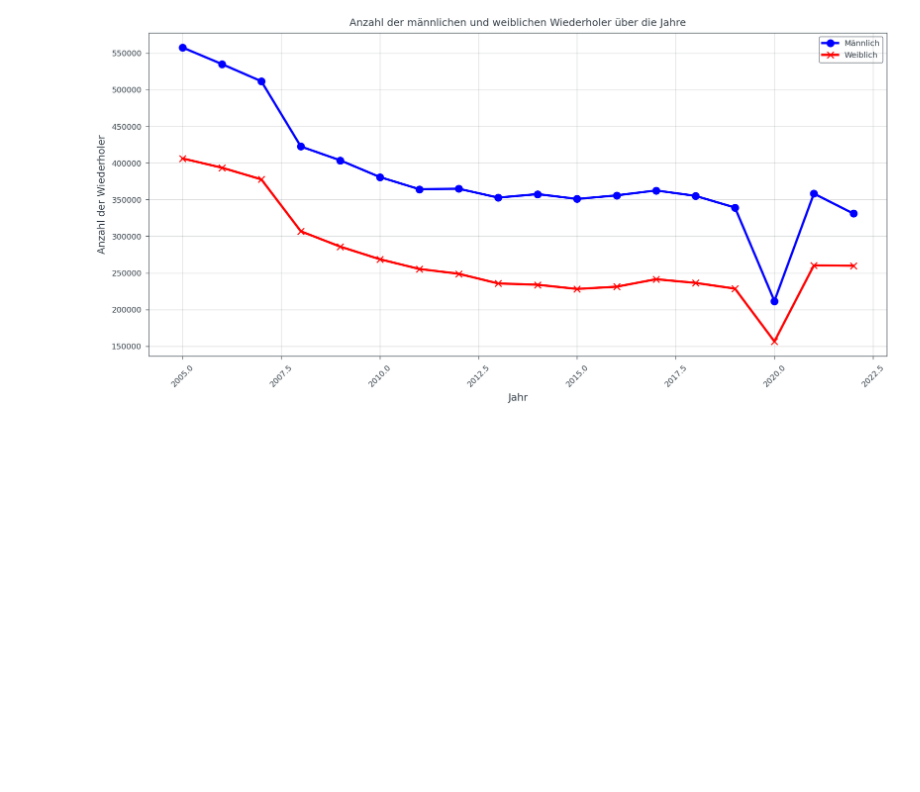
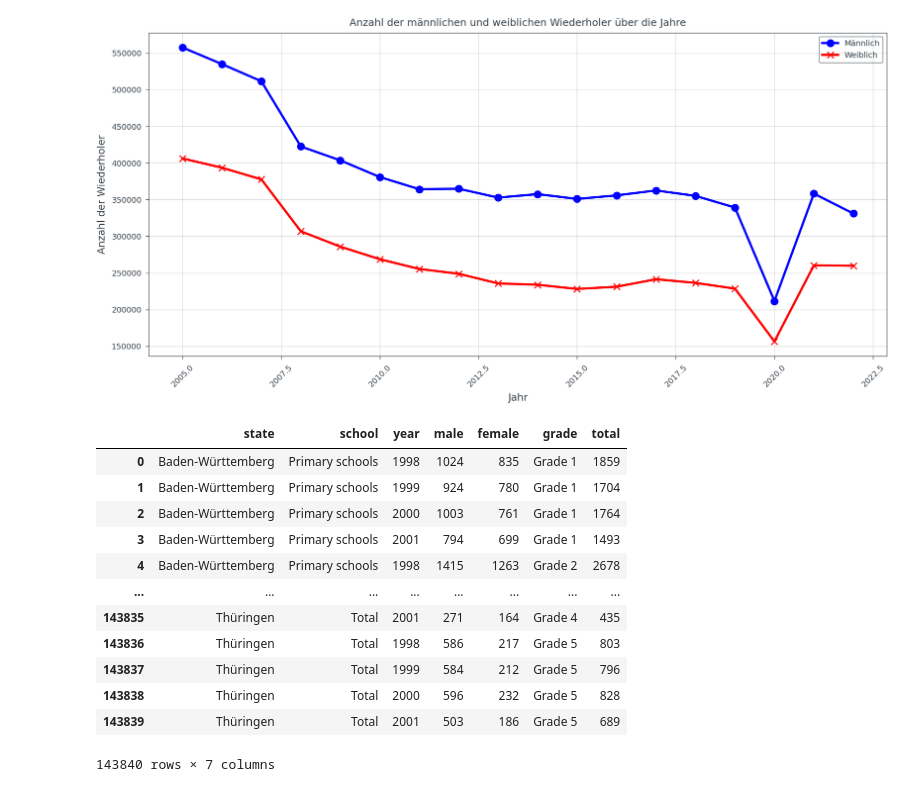
Before and after one commit to KarylReyne/DataLiteracyWS23, a Jupyter notebook: exp/JS-002-Repeaters.ipynb, the cells around one changed output. Drawn from its saved outputs; the diff is of its cells as text; code cells hidden in the pictures; blank space fills up the shorter version.

```diff
--- a/exp/JS-002-Repeaters.ipynb
+++ b/exp/JS-002-Repeaters.ipynb
@@ -172,3 +216,39 @@ findfont: Generic family 'sans-serif' not found because none of the following fa
 findfont: Generic family 'sans-serif' not found because none of the following families were found: Roboto Condensed
 findfont: Generic family 'sans-serif' not found because none of the following families were found: Roboto Condensed
 [figure]
+# %%
+from school_analysis.preprocessing.load import Loader
+import os
+import numpy as np
+import pandas as pd
+import matplotlib.pyplot as plt
+import school_analysis as sa
+from school_analysis.preprocessing.helpers import students_teachers
+from tueplots.constants.color import rgb
+from school_analysis.analysis.exploration import Exploration
+from school_analysis.analysis.aggregation import Aggregation
+from school_analysis.plotting.general import GeneralPlots
+
+
+loader = Loader()
+#special_edu_support = loader.load('students_with_special_educational_support')
+number_of_repeaters = loader.load('number_of_repeaters')
+#graduates = loader.load('graduates')
+
+#special_edu_support
+number_of_repeaters
+#graduates
+# %% [output]
+|  | state | school | year | male | female | grade | total |
+| 0 | Baden-Württemberg | Primary schools | 1998 | 1024 | 835 | Grade 1 | 1859 |
+| 1 | Baden-Württemberg | Primary schools | 1999 | 924 | 780 | Grade 1 | 1704 |
+| 2 | Baden-Württemberg | Primary schools | 2000 | 1003 | 761 | Grade 1 | 1764 |
+| 3 | Baden-Württemberg | Primary schools | 2001 | 794 | 699 | Grade 1 | 1493 |
+| 4 | Baden-Württemberg | Primary schools | 1998 | 1415 | 1263 | Grade 2 | 2678 |
+| ... | ... | ... | ... | ... | ... | ... | ... |
+| 143835 | Thüringen | Total | 2001 | 271 | 164 | Grade 4 | 435 |
+| 143836 | Thüringen | Total | 1998 | 586 | 217 | Grade 5 | 803 |
+| 143837 | Thüringen | Total | 1999 | 584 | 212 | Grade 5 | 796 |
+| 143838 | Thüringen | Total | 2000 | 596 | 232 | Grade 5 | 828 |
+| 143839 | Thüringen | Total | 2001 | 503 | 186 | Grade 5 | 689 |
+143840 rows × 7 columns
```
Also changed, not shown: parts of 1 cell of this notebook, 2 other files.
